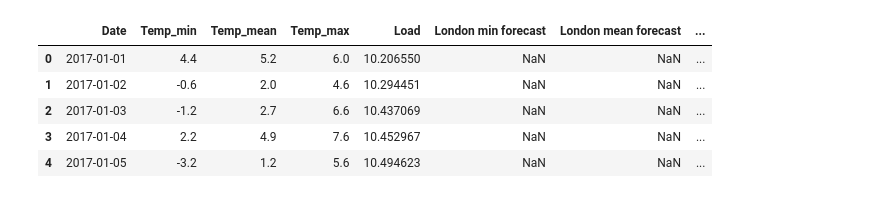
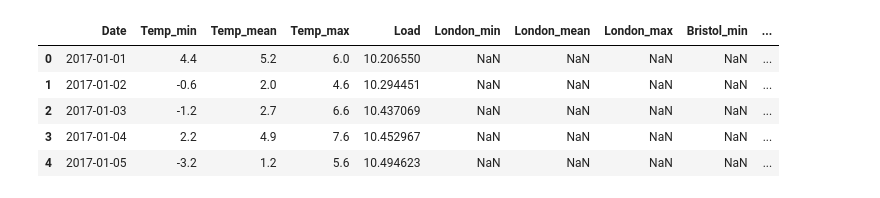
Before and after one commit to depavlidou/energy, a Jupyter notebook: Energy_Analytics_Forecasting_0.ipynb, the cells around one changed output. Saved outputs shown, nothing was run; the diff lists cells and outputs as text; code cells hidden in the pictures.

```diff
--- a/Energy_Analytics_Forecasting_0.ipynb
+++ b/Energy_Analytics_Forecasting_0.ipynb
@@ -7,17 +7,29 @@ import matplotlib.pyplot as plt
 import plotly.graph_objects as go
 from statsmodels.formula.api import ols
 # %%
-# Load data
+# Load data and rename columns
 data = pd.read_excel('drive/My Drive/load_weather_dataset.xlsx')
+data.columns=['Date','Temp_min','Temp_mean','Temp_max','Load','London_min','London_mean','London_max',
+              'Bristol_min','Bristol_mean','Bristol_max','Leeds_min','Leeds_mean','Leeds_max']
 # %%
-# Convert to datetime and add day of the week, weekend flag, lockdown and convert Load to Ln
+# Convert to datetime and add day of the week, weekend flag, lockdown and convert Load to log load (base e)
 data['Date'] = pd.to_datetime(data['Date'])
 data['Day'] = data['Date'].apply(lambda x: x.weekday())
+data['Month'] = data['Date'].apply(lambda x: x.month)
 data['Weekend'] = data['Day'].apply(lambda x: 1 if x>=5 else 0)
-data['Lockdown'] = data['Date'].apply(lambda x: 1 if x > dt.datetime(2020,3,18) else 0)
-data.rename(columns={'Load Values England and Wales (MW)':'Load','HadCET min':'Temp_min','HadCET mean':'Temp_mean','HadCET max':'Temp_max'},inplace=True)
+lockdown_date = dt.datetime(2020,3,20) # This is the date we will assume for lockdown
+data['Lockdown'] = data['Date'].apply(lambda x: 1 if x > lockdown_date else 0)
 data['Load'] = np.log(data['Load'])
 data['t'] = (data['Date']-data['Date'][0])
-data['t'] = data['t'].apply(lambda x: pd.Timedelta.total_seconds(x) / (24*60*60*365))
-data['t_2'] = data['t']**2
+data['t'] = data['t'].apply(lambda x: pd.Timedelta.total_seconds(x) / (24*60*60*365)) # Compute t in year fraction
+data['t_2'] = data['t']**2 # Compute t^2
+# %%
+# Add Bank holiday flags, as energy demand is lower on bank holiday days
+bh_ls = ['2017-01-01', '2017-04-14', '2017-05-01', '2017-05-29', '2017-12-25', '2017-12-26',
+         '2018-01-01', '2018-03-30','2018-05-07', '2018-12-28', '2018-12-25', '2018-12-26',
+         '2019-01-01', '2019-04-19', '2019-04-22', '2019-05-06', '2019-05-27', '2019-12-25', '2019-12-26',
+         '2020-01-01', '2020-04-10', '2020-05-08', '2020-05-25']
+
+bd_dt = [pd.to_datetime(x) for x in bh_ls]
+data['Holiday'] = data['Date'].apply(lambda x: 1 if x in bd_dt else 0)
 # %%
@@ -32,32 +44,31 @@ data.head()
 # %%
 # Add smoothed series
-data['Sma'] = data['Load'].rolling(window=7).mean()
-data['Ema_10'] = data['Load'].ewm(alpha=0.1).mean()
-data['Ema_50'] = data['Load'].ewm(alpha=0.5).mean()
-data['Ema_90'] = data['Load'].ewm(alpha=0.9).mean()
-
-# Add lags for regression
+data['Sma'] = data['Load'].rolling(window=7).mean() # Weekly moving average
+data['Ema_10'] = data['Load'].ewm(alpha=0.1).mean() # Exponential smoothing with alpha = 0.1
+data['Ema_50'] = data['Load'].ewm(alpha=0.5).mean() # Exponential smoothing with alpha = 0.5
+data['Ema_90'] = data['Load'].ewm(alpha=0.9).mean() # Exponential smoothing with alpha = 0.9
+data['Ema_99'] = data['Load'].ewm(alpha=0.99).mean() # Exponential smoothing with alpha = 0.99
+# Add lags for regression, e.g. Autoregressive(1)
 data['Ema_90_1'] = data['Ema_90'].shift(periods = 1)
+data['Ema_99_1'] = data['Ema_99'].shift(periods = 1)
 # %%
-# Seasonal factors, pre-lockdown
-# Lockdown date: dt.datetime(2020,3,18)
-
-avg = data[data['Date']<dt.datetime(2020,3,18)]['Ema_90'].mean()
+# Add seasonal factors (one factor for each day of the week), pre-lockdown
+avg = data[data['Date']<lockdown_date]['Ema_90'].mean()
 
 i_factors = data[data['Date']<dt.datetime(2020,3,18)][['Ema_90','Day']].groupby(['Day']).mean().reset_index()
 i_factors.rename(columns={'Ema_90':'Avg_Ema_90'},inplace=True)
 i_factors['i_t'] = i_factors['Avg_Ema_90'] / avg
 
 # Map this back to the df
 data = data.merge(i_factors[['Day','i_t']], on='Day',how='left')
 data.head()
 # %% [output]
-|  | Date | Temp_min | Temp_mean | Temp_max | Load | London min forecast | London mean forecast | ... |
-| 0 | 2017-01-01 | 4.4 | 5.2 | 6.0 | 10.206550 | NaN | NaN | ... |
-| 1 | 2017-01-02 | -0.6 | 2.0 | 4.6 | 10.294451 | NaN | NaN | ... |
-| 2 | 2017-01-03 | -1.2 | 2.7 | 6.6 | 10.437069 | NaN | NaN | ... |
-| 3 | 2017-01-04 | 2.2 | 4.9 | 7.6 | 10.452967 | NaN | NaN | ... |
-| 4 | 2017-01-05 | -3.2 | 1.2 | 5.6 | 10.494623 | NaN | NaN | ... |
+|  | Date | Temp_min | Temp_mean | Temp_max | Load | London_min | London_mean | London_max | Bristol_min | ... |
+| 0 | 2017-01-01 | 4.4 | 5.2 | 6.0 | 10.206550 | NaN | NaN | NaN | NaN | ... |
+| 1 | 2017-01-02 | -0.6 | 2.0 | 4.6 | 10.294451 | NaN | NaN | NaN | NaN | ... |
+| 2 | 2017-01-03 | -1.2 | 2.7 | 6.6 | 10.437069 | NaN | NaN | NaN | NaN | ... |
+| 3 | 2017-01-04 | 2.2 | 4.9 | 7.6 | 10.452967 | NaN | NaN | NaN | NaN | ... |
+| 4 | 2017-01-05 | -3.2 | 1.2 | 5.6 | 10.494623 | NaN | NaN | NaN | NaN | ... |
 # %%
 # Create line graph
 cutoff = dt.datetime(2000,1,1)
```
Also changed, not shown: parts of 16 cells of this notebook.
